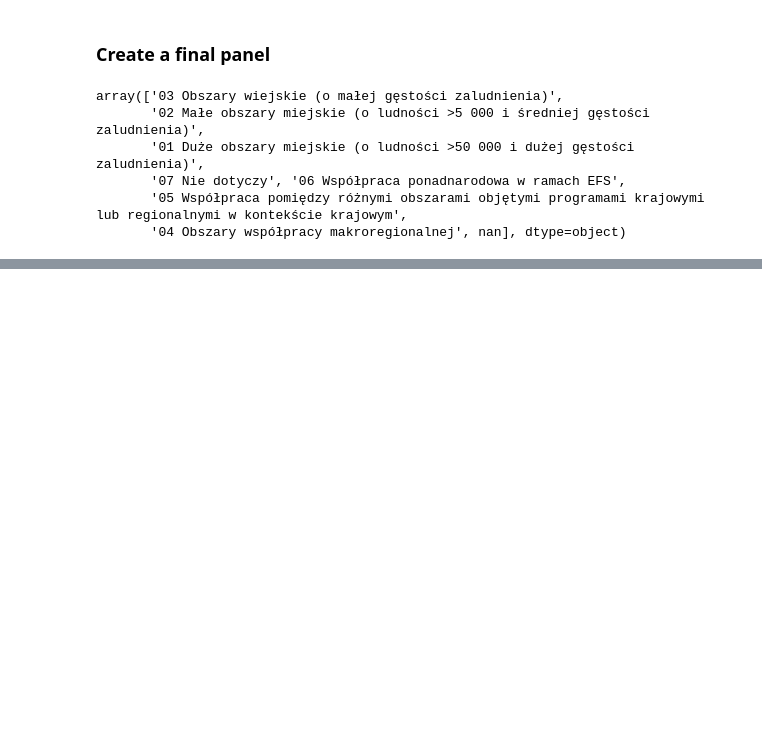
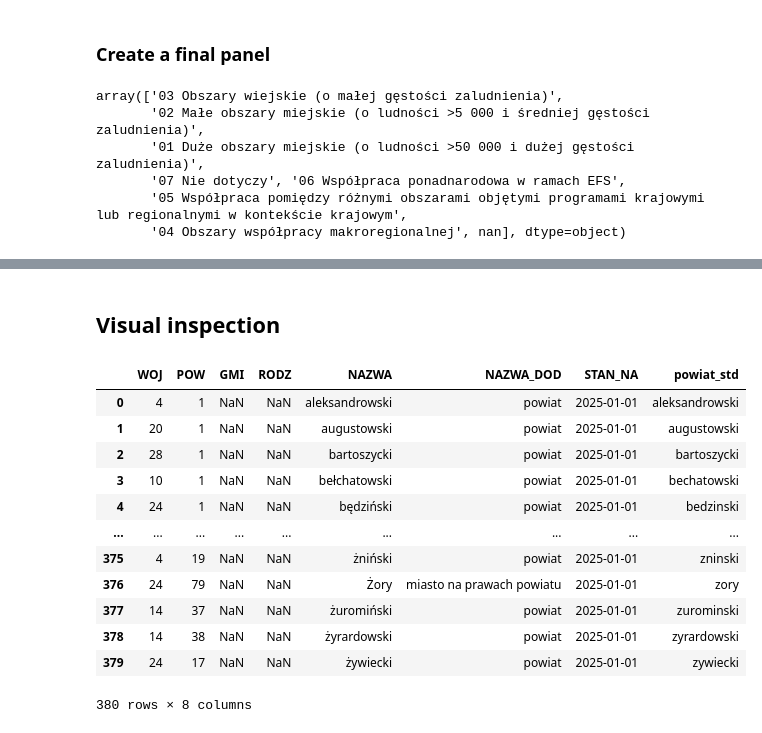
Before and after one commit to aleksandrajaremko/Policy-paper, a Jupyter notebook: code/processing/GUS_processing.ipynb, the cells around one changed output, grey strips where cells are left out. Cells and saved outputs as stored; diff of their text form; code cells hidden in the pictures; blank space fills up the shorter version.

```diff
--- a/code/processing/GUS_processing.ipynb
+++ b/code/processing/GUS_processing.ipynb
@@ -317,0 +320,2 @@ powiat_treatment_matrix.wojewodztwo.unique().tolist()
+# %% [markdown]
+## Visual inspection
@@ -317,0 +331,24 @@ powiat_treatment_matrix.wojewodztwo.unique().tolist()
+# %%
+# Import the standardization function from your other file
+from src.functions import standardize_polish_name
+
+powiats = pd.read_csv(r'data/inputs/shapefiles/polska/TERC_06-12-2025_powiaty.csv', delimiter=';', header = 4)
+# Create the standardized column on the fly
+# powiats['powiat_std'] = powiats['JPT_NAZWA_'].apply(standardize_polish_name)
+powiats['powiat_std'] = powiats['NAZWA'].apply(standardize_polish_name)
+# %%
+powiats
+# %% [output]
+|  | WOJ | POW | GMI | RODZ | NAZWA | NAZWA_DOD | STAN_NA | powiat_std |
+| 0 | 4 | 1 | NaN | NaN | aleksandrowski | powiat | 2025-01-01 | aleksandrowski |
+| 1 | 20 | 1 | NaN | NaN | augustowski | powiat | 2025-01-01 | augustowski |
+| 2 | 28 | 1 | NaN | NaN | bartoszycki | powiat | 2025-01-01 | bartoszycki |
+| 3 | 10 | 1 | NaN | NaN | bełchatowski | powiat | 2025-01-01 | bechatowski |
+| 4 | 24 | 1 | NaN | NaN | będziński | powiat | 2025-01-01 | bedzinski |
+| ... | ... | ... | ... | ... | ... | ... | ... | ... |
+| 375 | 4 | 19 | NaN | NaN | żniński | powiat | 2025-01-01 | zninski |
+| 376 | 24 | 79 | NaN | NaN | Żory | miasto na prawach powiatu | 2025-01-01 | zory |
+| 377 | 14 | 37 | NaN | NaN | żuromiński | powiat | 2025-01-01 | zurominski |
+| 378 | 14 | 38 | NaN | NaN | żyrardowski | powiat | 2025-01-01 | zyrardowski |
+| 379 | 24 | 17 | NaN | NaN | żywiecki | powiat | 2025-01-01 | zywiecki |
+380 rows × 8 columns
```
Also changed, not shown: parts of 18 cells of this notebook, 8 other files.
